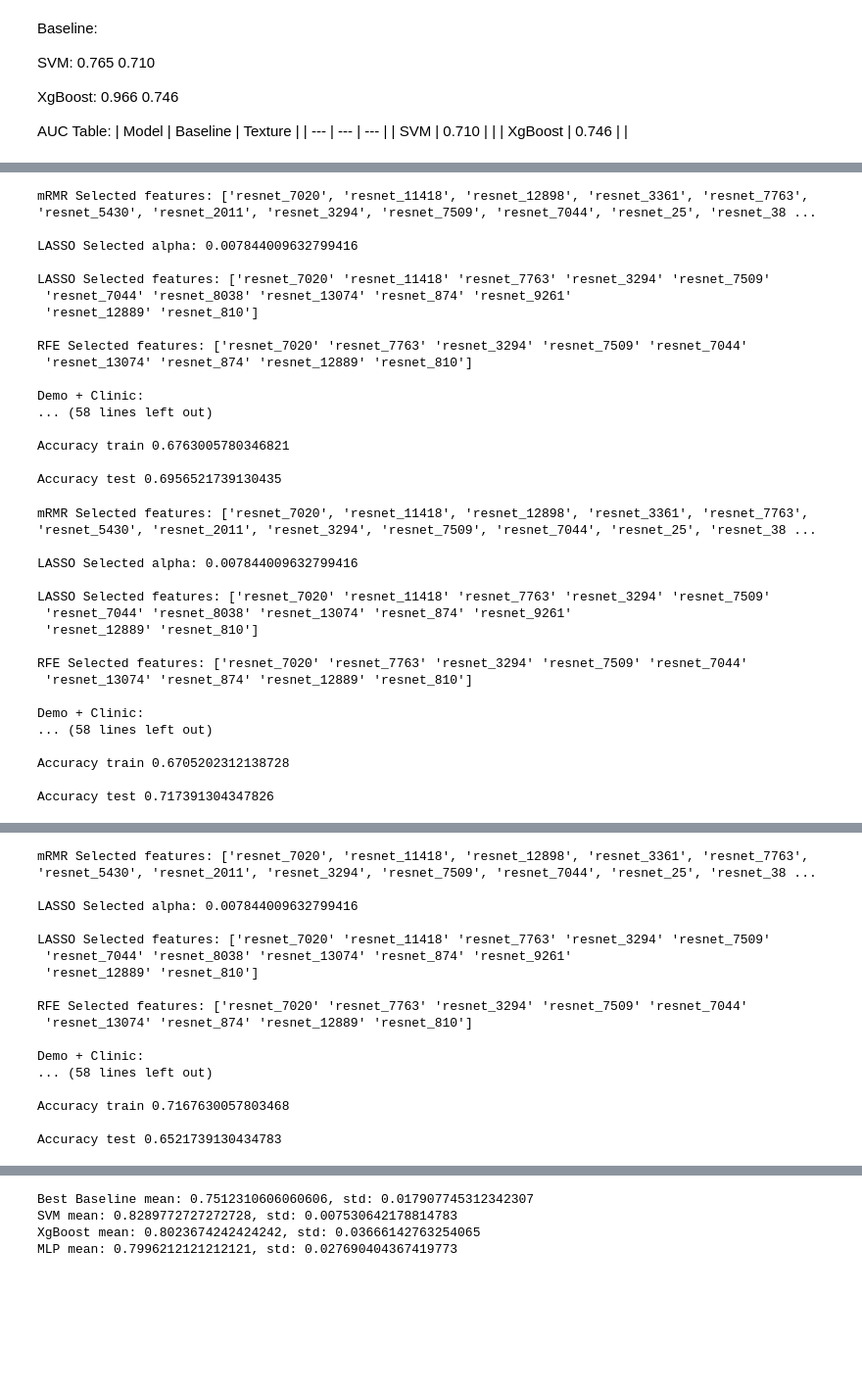
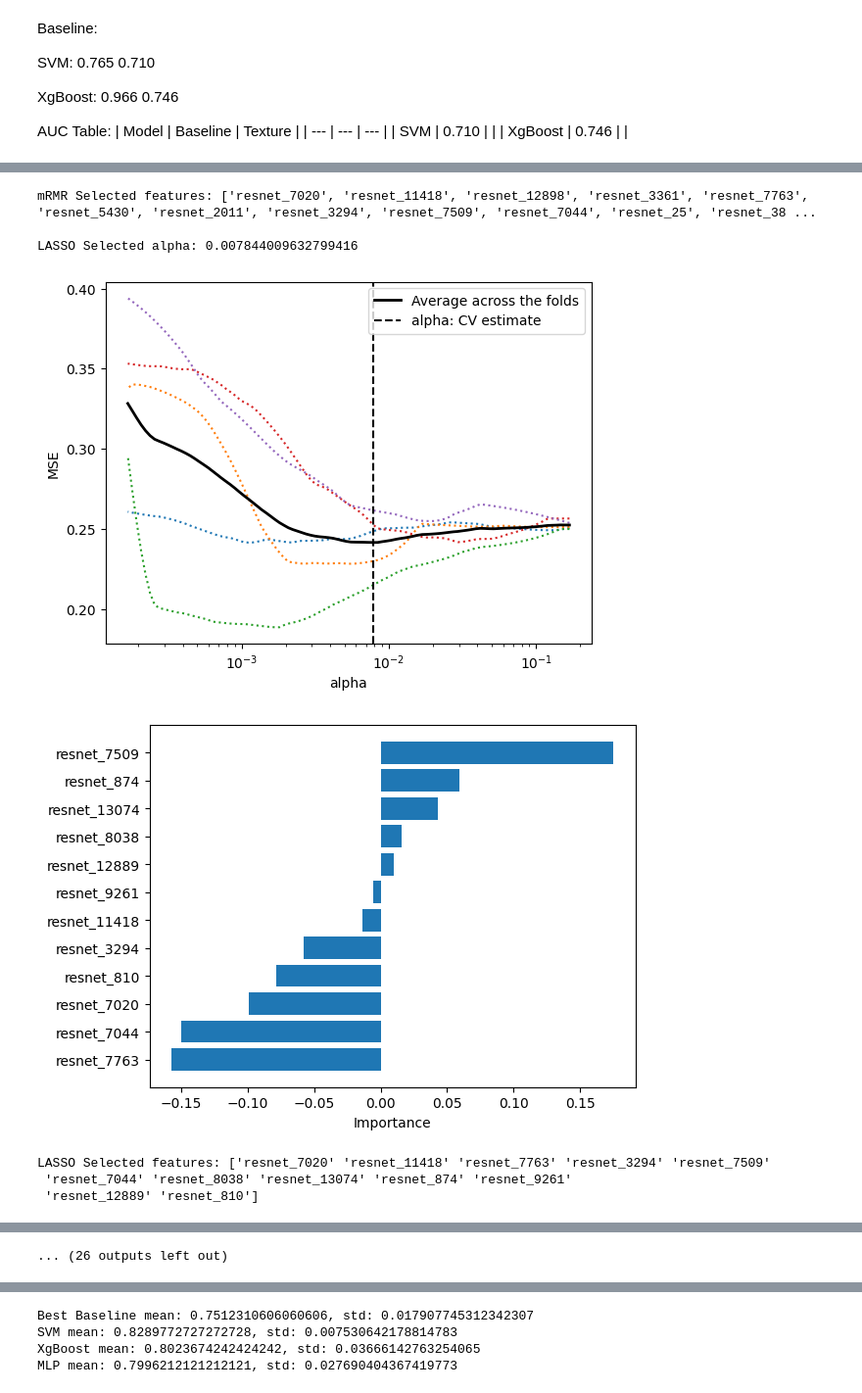
Before and after one commit to b1060t/LdopaPrediction, a Jupyter notebook: code/mednet_proc.ipynb, the cells around one changed output, grey strips where cells are left out. Shown at 98% size. Cells and saved outputs as stored; diff of their text form; code cells hidden in the pictures; blank space fills up the shorter version.

```diff
--- a/code/mednet_proc.ipynb
+++ b/code/mednet_proc.ipynb
@@ -22,53 +22,27 @@ AUC Table:
 # %%
 b1, i1 = run('pat_data', ['classification/2'], [[
     'mednet_features'
-    ]], print, plot_flag=False, feature_selection=True, cal_baselines=True)
+    ]], print, plot_flag=True, feature_selection=True, cal_baselines=True)
 # %% [output]
 Task: classification/2
 
 Feature: ['mednet_features']
 
 SEX chi2 p: 0.5414803876006902
 CAT chi2 p: 0.9510706628888684
 AGE Normaltest p_train: [0.07505303], p_test: [0.48389882]
 AGE t-test p: Ttest_indResult(statistic=array([1.54953415]), pvalue=array([0.12271054]))
 NUPDR3OF Normaltest p_train: [0.01407325], p_test: [0.53859285]
 NUPDR3OF ranksums p: RanksumsResult(statistic=array([0.53408144]), pvalue=array([0.59328519]))
 LEDD Normaltest p_train: [2.56158925e-12], p_test: [0.1798008]
 LEDD ranksums p: RanksumsResult(statistic=array([0.51837316]), pvalue=array([0.60419794]))
 DURATION Normaltest p_train: [0.00553476], p_test: [0.13860719]
 DURATION ranksums p: RanksumsResult(statistic=array([-0.45554005]), pvalue=array([0.64872076]))
 mRMR Selected features: ['resnet_7020', 'resnet_11418', 'resnet_12898', 'resnet_3361', 'resnet_7763', 'resnet_5430', 'resnet_2011', 'resnet_3294', 'resnet_7509', 'resnet_7044', 'resnet_25', 'resnet_38 ...
 
 LASSO Selected alpha: 0.007844009632799416
-
-LASSO Selected features: ['resnet_7020' 'resnet_11418' 'resnet_7763' 'resnet_3294' 'resnet_7509'
- 'resnet_7044' 'resnet_8038' 'resnet_13074' 'resnet_874' 'resnet_9261'
- 'resnet_12889' 'resnet_810']
-
-RFE Selected features: ['resnet_7020' 'resnet_7763' 'resnet_3294' 'resnet_7509' 'resnet_7044'
- 'resnet_13074' 'resnet_874' 'resnet_12889' 'resnet_810']
-
-Demo + Clinic:
-... (58 lines left out)
-
-Accuracy train 0.6763005780346821
-
-Accuracy test 0.6956521739130435
+[figure, added]
+[figure, added]
-mRMR Selected features: ['resnet_7020', 'resnet_11418', 'resnet_12898', 'resnet_3361', 'resnet_7763', 'resnet_5430', 'resnet_2011', 'resnet_3294', 'resnet_7509', 'resnet_7044', 'resnet_25', 'resnet_38 ...
-
-LASSO Selected alpha: 0.007844009632799416
-
 LASSO Selected features: ['resnet_7020' 'resnet_11418' 'resnet_7763' 'resnet_3294' 'resnet_7509'
  'resnet_7044' 'resnet_8038' 'resnet_13074' 'resnet_874' 'resnet_9261'
  'resnet_12889' 'resnet_810']
-
-RFE Selected features: ['resnet_7020' 'resnet_7763' 'resnet_3294' 'resnet_7509' 'resnet_7044'
- 'resnet_13074' 'resnet_874' 'resnet_12889' 'resnet_810']
-
-Demo + Clinic:
-... (58 lines left out)
-
-Accuracy train 0.6705202312138728
-
-Accuracy test 0.717391304347826
@@ -109,17 +77 @@ Accuracy test 0.6956521739130435
-mRMR Selected features: ['resnet_7020', 'resnet_11418', 'resnet_12898', 'resnet_3361', 'resnet_7763', 'resnet_5430', 'resnet_2011', 'resnet_3294', 'resnet_7509', 'resnet_7044', 'resnet_25', 'resnet_38 ...
-
-LASSO Selected alpha: 0.007844009632799416
-
-LASSO Selected features: ['resnet_7020' 'resnet_11418' 'resnet_7763' 'resnet_3294' 'resnet_7509'
- 'resnet_7044' 'resnet_8038' 'resnet_13074' 'resnet_874' 'resnet_9261'
- 'resnet_12889' 'resnet_810']
-
-RFE Selected features: ['resnet_7020' 'resnet_7763' 'resnet_3294' 'resnet_7509' 'resnet_7044'
- 'resnet_13074' 'resnet_874' 'resnet_12889' 'resnet_810']
-
-Demo + Clinic:
-... (58 lines left out)
-
-Accuracy train 0.7167630057803468
-
-Accuracy test 0.6521739130434783
+... (26 outputs left out)
```
Also changed, not shown: parts of 4 cells of this notebook, 3 other files.
